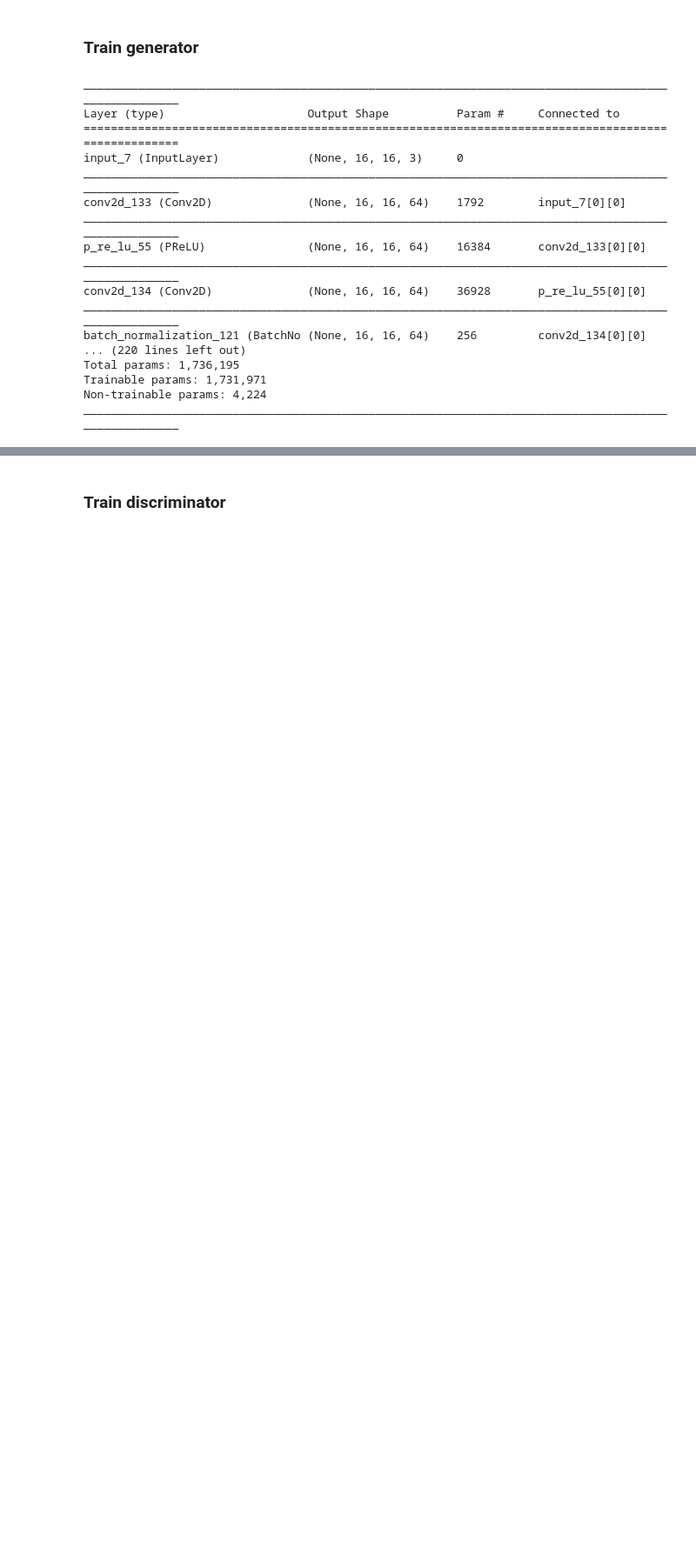
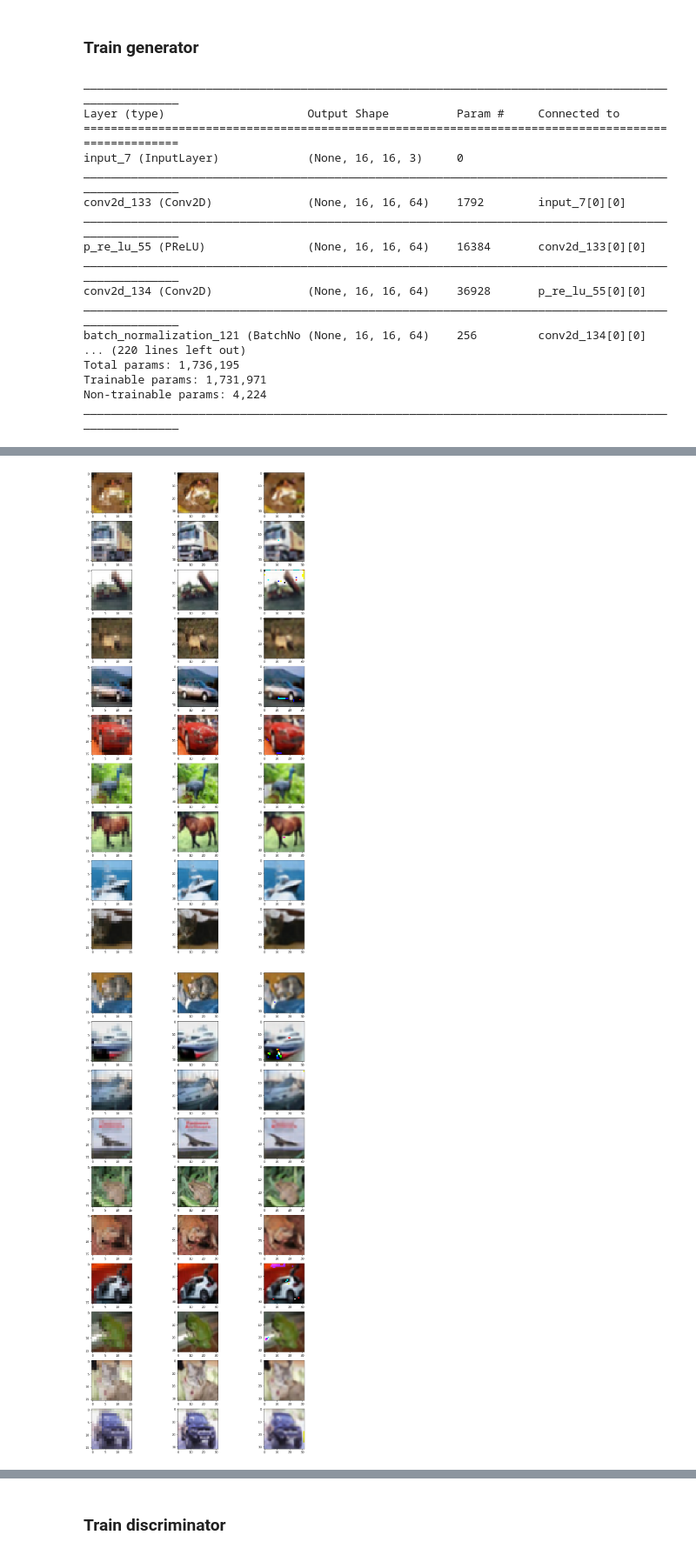
Before and after one commit to several27/COMP6208-AutoEncoder, a Jupyter notebook: several27/SRGAN.ipynb, the cells around one changed output, grey strips where cells are left out. Shown: that part at 87% size. Drawn from its saved outputs; the diff is of its cells as text; code cells hidden in the pictures; blank space fills up the shorter version.

```diff
--- a/several27/SRGAN.ipynb
+++ b/several27/SRGAN.ipynb
@@ -342,21 +352,24 @@ for g, type_ in [(generator_images(path_open_images_560_420_train, batch_size=1)
     plt.savefig('data/srgan_generator_%s_%s.png' % (train_version, type_))
     plt.show()
 # %%
-for x, x_lr type_ in [(x_train, x_train_lr, 'train'), (x_test, x_test_lr, 'test')]:
+for x, x_lr, type_ in [(x_train, x_train_lr, 'train'), (x_test, x_test_lr, 'test')]:
     plt.figure(figsize=(15, 30))
     for i in range(10):
         plt.subplot(10, 3, (i * 3) + 1)
         plt.imshow(x_lr[i])
 
         plt.subplot(10, 3, (i * 3) + 2)
         plt.imshow(x[i])
 
         plt.subplot(10, 3, (i * 3) + 3)
         h, w = x_lr.shape[1], x_lr.shape[2]
         plt.imshow(model_generator.predict(x_lr[i].reshape(1, h, w, 3)).astype(np.uint8)[0])
 
     plt.savefig('data/srgan_generator_%s_%s.png' % (train_version, type_))
     plt.show()
+# %% [output]
+[figure, added]
+[figure, added]
 # %%
 plt.figure(figsize=(15, 30))
 for i in range(10):
```
Also changed, not shown: parts of 13 cells of this notebook.
